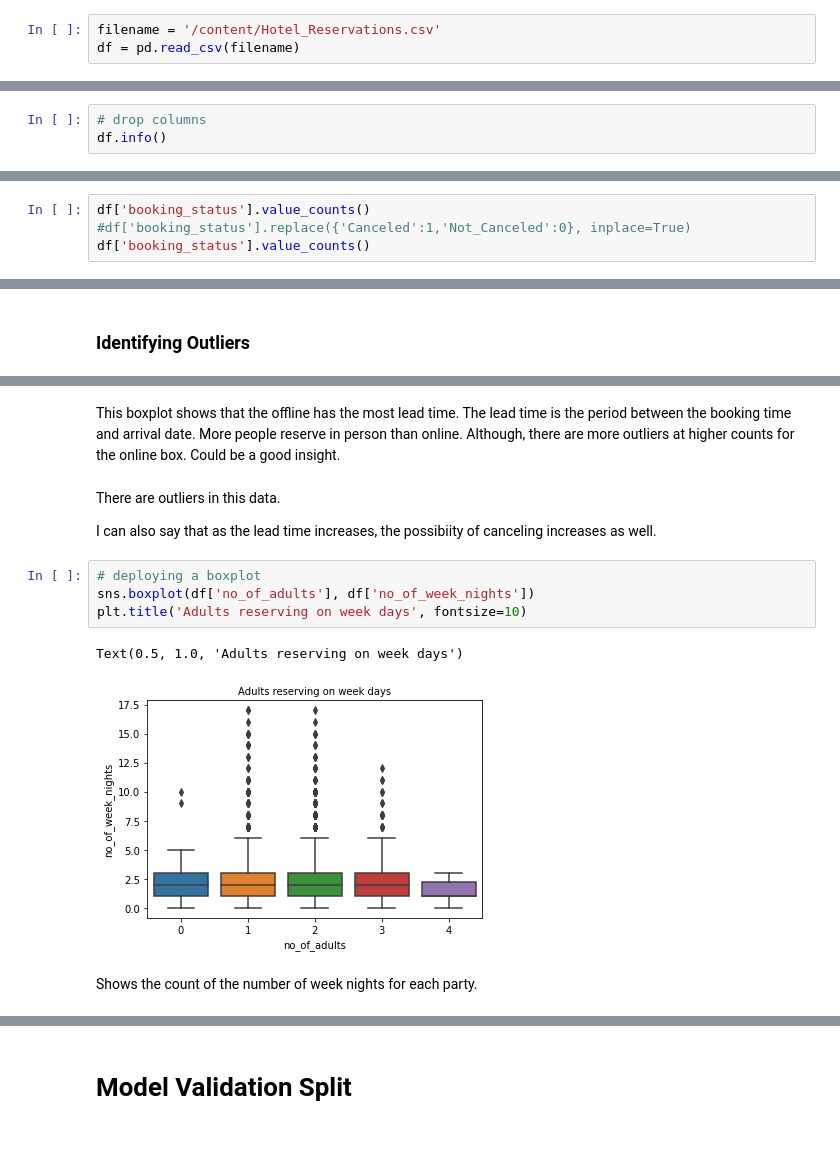
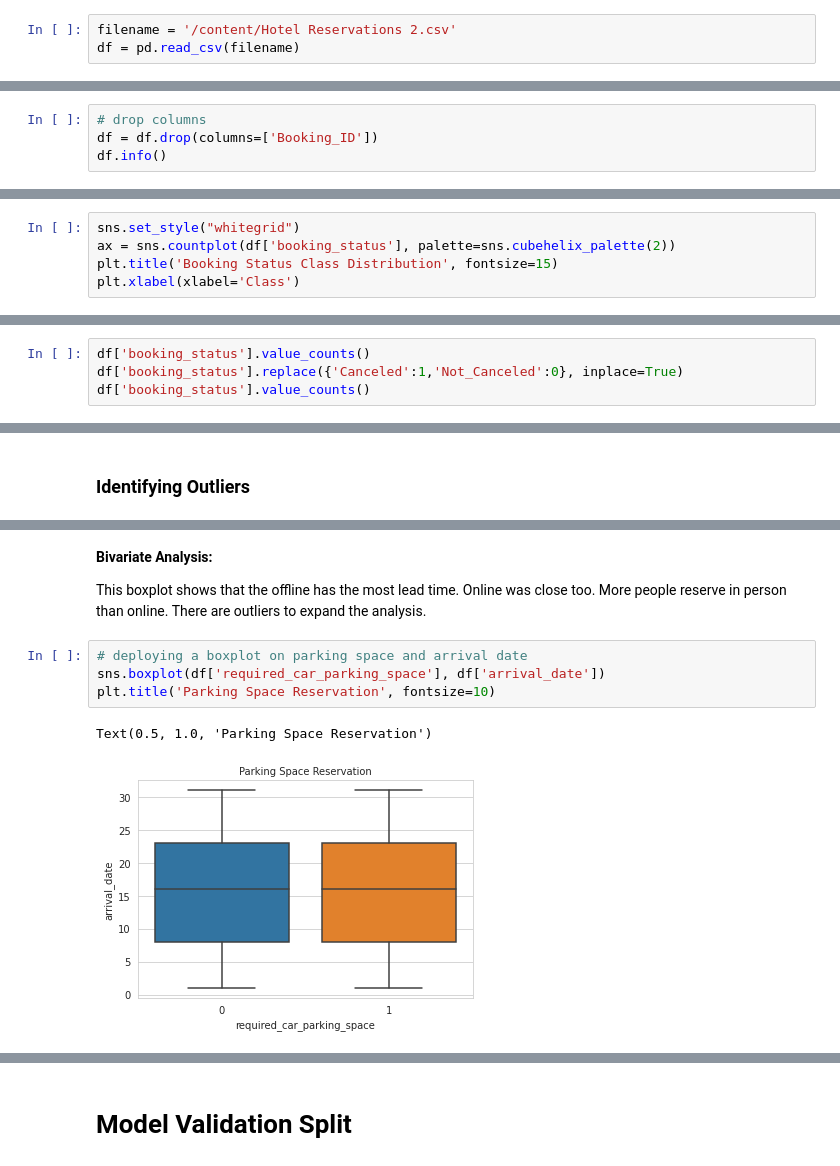
Before and after one commit to rimchristian/Hotel-Reservation-ML-Model, a Jupyter notebook: hotelbooking.ipynb, the cells around one changed output, grey strips where cells are left out. Saved outputs shown, nothing was run; the diff lists cells and outputs as text; blank space fills up the shorter version.

```diff
--- a/hotelbooking.ipynb
+++ b/hotelbooking.ipynb
@@ -97,7 +131,7 @@ def classification_metrics(model, X_test, y_test, label='Test Data',
 # %% [markdown]
 # **Load and Inspect the Data**
 # %%
-filename = '/content/Hotel_Reservations.csv'
+filename = '/content/Hotel Reservations 2.csv'
 df = pd.read_csv(filename)
 # %%
 # display the first 5 rows
@@ -168,6 +178,7 @@ df.describe(include='object')
 ## **Remove Unnecessary Columns**
 # %%
 # drop columns
+df = df.drop(columns=['Booking_ID'])
 df.info()
 # %% [output]
 <class 'pandas.core.frame.DataFrame'>
@@ -291,0 +311,5 @@ The two classes were not distributed evenly so the data may be imbalanced. It se
+# %%
+sns.set_style("whitegrid")
+ax = sns.countplot(df['booking_status'], palette=sns.cubehelix_palette(2))
+plt.title('Booking Status Class Distribution', fontsize=15)
+plt.xlabel(xlabel='Class')
@@ -292,5 +321,5 @@ The two classes were not distributed evenly so the data may be imbalanced. It se
 # %%
 df['booking_status'].value_counts()
-#df['booking_status'].replace({'Canceled':1,'Not_Canceled':0}, inplace=True)
+df['booking_status'].replace({'Canceled':1,'Not_Canceled':0}, inplace=True)
 df['booking_status'].value_counts()
 # %% [output]
@@ -378,15 +443,11 @@ Text(0.5, 1.0, 'Lead Time by Cancellation')
 # %% [markdown]
-This boxplot shows that the offline has the most lead time. The lead time is the period between the booking time and arrival date. More people reserve in person than online. Although, there are more outliers at higher counts for the online box. Could be a good insight.
+**Bivariate Analysis:**
+
+This boxplot shows that the offline has the most lead time. Online was close too.  More people reserve in person than online. There are outliers to expand the analysis.
-# %% [markdown]
-There are outliers in this data.
-
-I can also say that as the lead time increases, the possibiity of canceling increases as well.
 # %%
-# deploying a boxplot
-sns.boxplot(df['no_of_adults'], df['no_of_week_nights'])
-plt.title('Adults reserving on week days', fontsize=10)
+# deploying a boxplot on parking space and arrival date
+sns.boxplot(df['required_car_parking_space'], df['arrival_date'])
+plt.title('Parking Space Reservation', fontsize=10)
 # %% [output]
-Text(0.5, 1.0, 'Adults reserving on week days')
+Text(0.5, 1.0, 'Parking Space Reservation')
-[figure, old version]
+[figure, new version]
-# %% [markdown]
-Shows the count of the number of week nights for each party.
```
Also changed, not shown: parts of 141 cells of this notebook.
